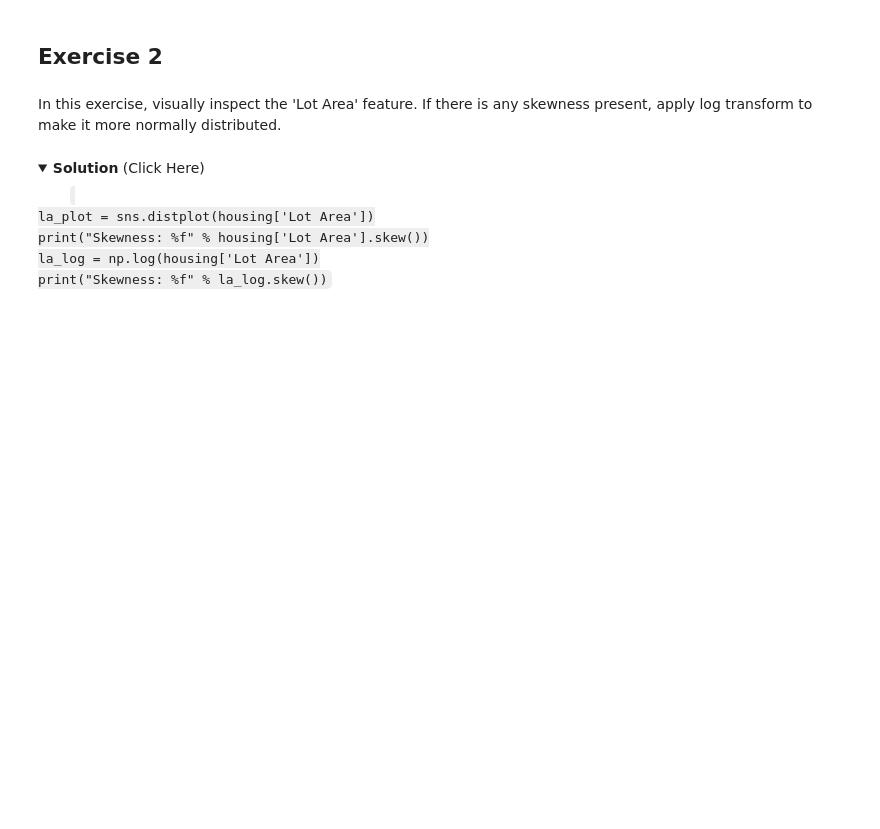
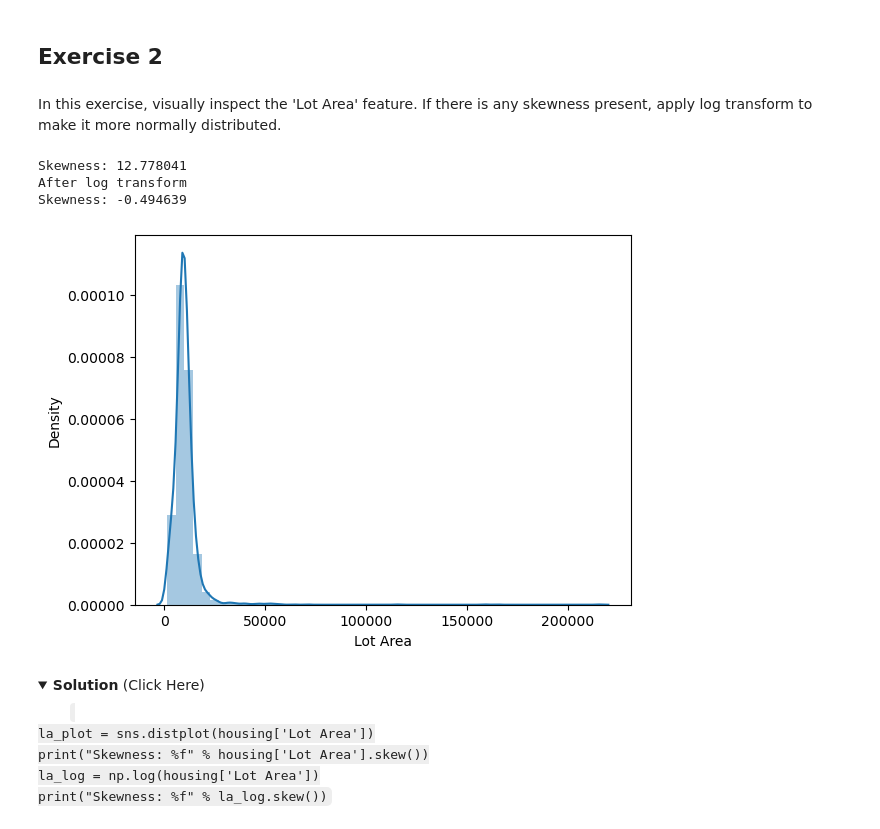
Before and after one commit to Muizzkarim10/machine-learning, a Jupyter notebook: ml-practice/jupyte-lab/Data-Cleaning.ipynb, the cells around one changed output. Cells and saved outputs as stored; diff of their text form; code cells hidden in the pictures; folded sections open; blank space fills up the shorter version.

```diff
--- a/ml-practice/jupyte-lab/Data-Cleaning.ipynb
+++ b/ml-practice/jupyte-lab/Data-Cleaning.ipynb
@@ -215,3 +219,14 @@ In this exercise, visually inspect the 'Lot Area' feature. If there is any skewn
+# %%
+sns.distplot(housing["Lot Area"])
+print("Skewness: %f" %housing["Lot Area"].skew())
+la_transformed = np.log(housing["Lot Area"])
+print("After log transform")
+print("Skewness: %f" % la_transformed.skew())
+# %% [output]
+Skewness: 12.778041
+After log transform
+Skewness: -0.494639
+[figure, added]
 # %% [markdown]
 <details>
 <summary><strong>Solution</strong> (Click Here)</summary>
```
Also changed, not shown: parts of 9 cells of this notebook, 1 other file.
